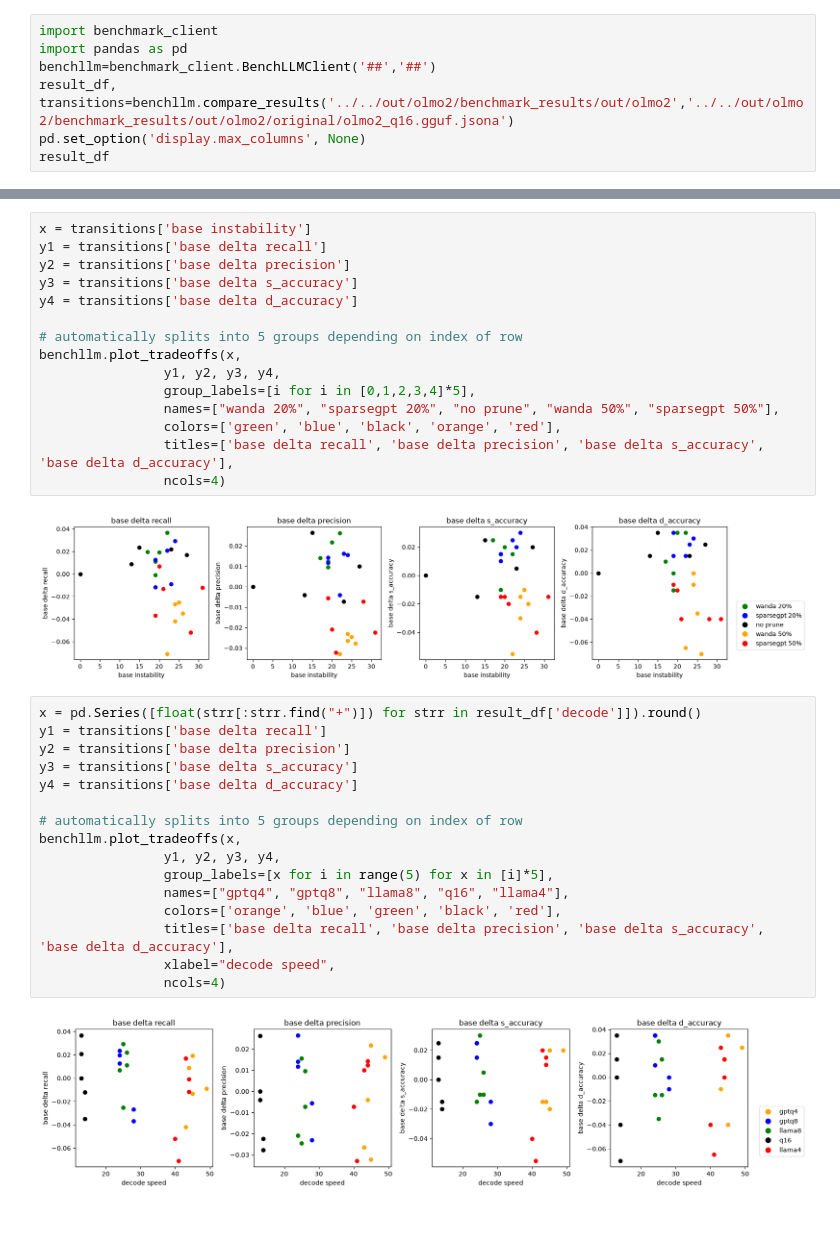
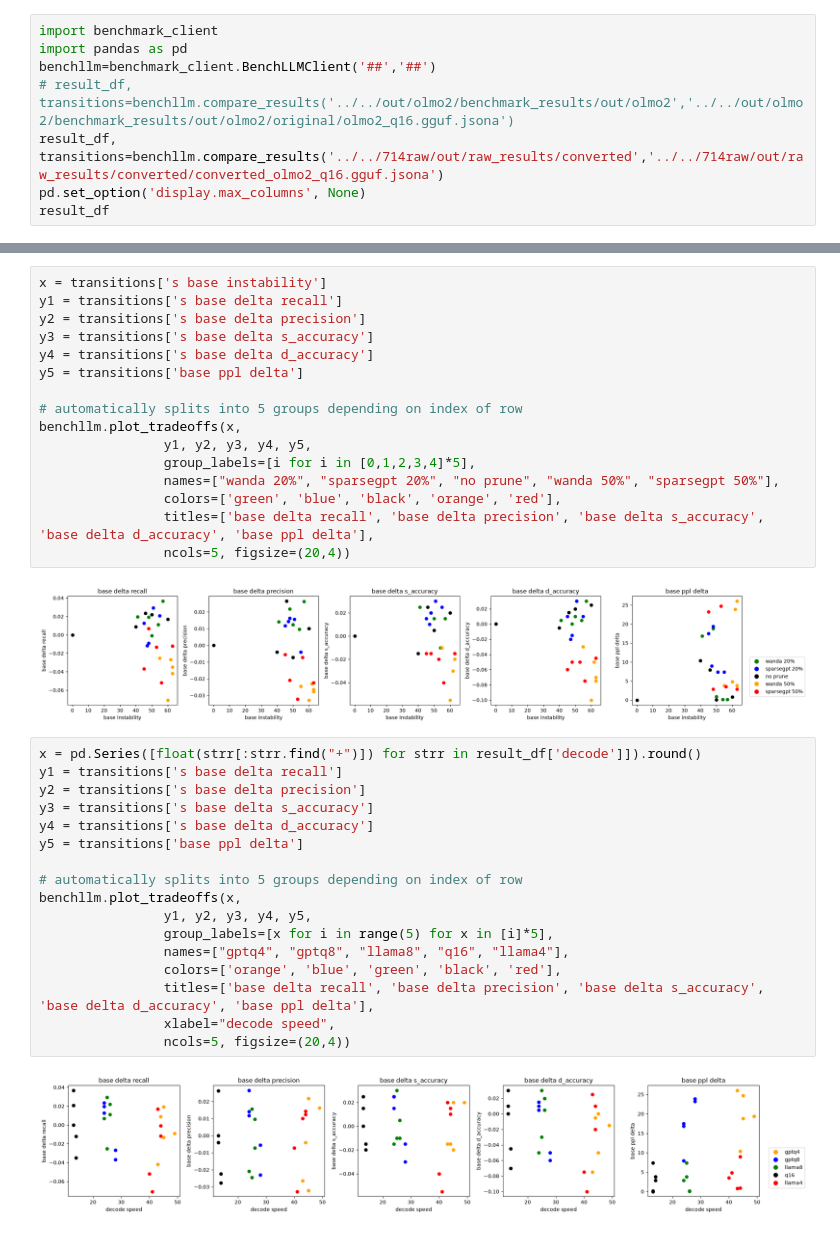
Before and after one commit to YouOnlyLive1ce/llm_on_edge, a Jupyter notebook: benchmark/visualize_results.ipynb, the cells around one changed output, grey strips where cells are left out. Cells and saved outputs as stored; diff of their text form.

```diff
--- a/benchmark/visualize_results.ipynb
+++ b/benchmark/visualize_results.ipynb
@@ -123,7 +125,8 @@ benchllm.plot_tradeoffs(x,
 import benchmark_client
 import pandas as pd
 benchllm=benchmark_client.BenchLLMClient('##','##')
-result_df, transitions=benchllm.compare_results('../../out/olmo2/benchmark_results/out/olmo2','../../out/olmo2/benchmark_results/out/olmo2/original/olmo2_q16.gguf.jsona')
+# result_df, transitions=benchllm.compare_results('../../out/olmo2/benchmark_results/out/olmo2','../../out/olmo2/benchmark_results/out/olmo2/original/olmo2_q16.gguf.jsona')
+result_df, transitions=benchllm.compare_results('../../714raw/out/raw_results/converted','../../714raw/out/raw_results/converted/converted_olmo2_q16.gguf.jsona')
 pd.set_option('display.max_columns', None)
 result_df
 # %% [output]
@@ -204,38 +191,40 @@ benchllm.calc_corr(result_df)
 # %%
-x = transitions['base instability']
-y1 = transitions['base delta recall']
-y2 = transitions['base delta precision']
-y3 = transitions['base delta s_accuracy']
-y4 = transitions['base delta d_accuracy']
+x = transitions['s base instability']
+y1 = transitions['s base delta recall']
+y2 = transitions['s base delta precision']
+y3 = transitions['s base delta s_accuracy']
+y4 = transitions['s base delta d_accuracy']
+y5 = transitions['base ppl delta']
 
 # automatically splits into 5 groups depending on index of row
 benchllm.plot_tradeoffs(x,
-                y1, y2, y3, y4,
+                y1, y2, y3, y4, y5,
                 group_labels=[i for i in [0,1,2,3,4]*5],
                 names=["wanda 20%", "sparsegpt 20%", "no prune", "wanda 50%", "sparsegpt 50%"],
                 colors=['green', 'blue', 'black', 'orange', 'red'],
-                titles=['base delta recall', 'base delta precision', 'base delta s_accuracy', 'base delta d_accuracy'],
-                ncols=4)
+                titles=['base delta recall', 'base delta precision', 'base delta s_accuracy', 'base delta d_accuracy', 'base ppl delta'],
+                ncols=5, figsize=(20,4))
 # %% [output]
-[figure, old version]
+[figure, new version]
 # %%
 x = pd.Series([float(strr[:strr.find("+")]) for strr in result_df['decode']]).round()
-y1 = transitions['base delta recall']
-y2 = transitions['base delta precision']
-y3 = transitions['base delta s_accuracy']
-y4 = transitions['base delta d_accuracy']
+y1 = transitions['s base delta recall']
+y2 = transitions['s base delta precision']
+y3 = transitions['s base delta s_accuracy']
+y4 = transitions['s base delta d_accuracy']
+y5 = transitions['base ppl delta']
 
 # automatically splits into 5 groups depending on index of row
 benchllm.plot_tradeoffs(x,
-                y1, y2, y3, y4,
+                y1, y2, y3, y4, y5,
                 group_labels=[x for i in range(5) for x in [i]*5],
                 names=["gptq4", "gptq8", "llama8", "q16", "llama4"],
                 colors=['orange', 'blue', 'green', 'black', 'red'],
-                titles=['base delta recall', 'base delta precision', 'base delta s_accuracy', 'base delta d_accuracy'],
+                titles=['base delta recall', 'base delta precision', 'base delta s_accuracy', 'base delta d_accuracy', 'base ppl delta'],
                 xlabel="decode speed",
-                ncols=4)
+                ncols=5, figsize=(20,4))
 # %% [output]
-[figure, old version]
+[figure, new version]
 # %%
 import os
 import json
```
Also changed, not shown: parts of 9 cells of this notebook, 3 other files.
